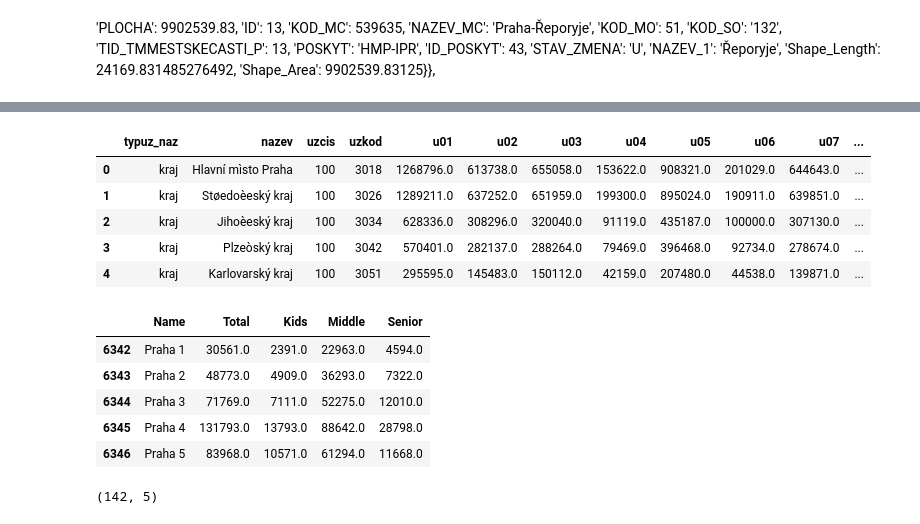
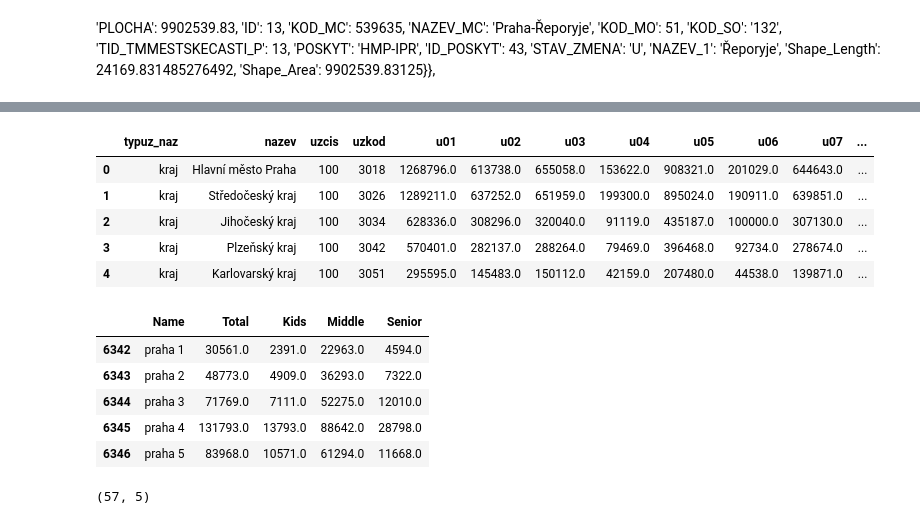
Before and after one commit to tonnyeremin/Urban-Data-Science, a Jupyter notebook: Praha Claaaifier.ipynb, the cells around one changed output, grey strips where cells are left out. Saved outputs shown, nothing was run; the diff lists cells and outputs as text; code cells hidden in the pictures.

```diff
--- a/Praha Claaaifier.ipynb
+++ b/Praha Claaaifier.ipynb
@@ -144,27 +123,28 @@ prague_map
 # %%
 url_pocet =  'https://www.czso.cz/documents/10180/25233177/sldb_zv.csv'
 
-df_lidi = pd.read_csv(url_pocet,encoding = "ISO-8859-1")
+df_lidi = pd.read_csv(url_pocet,encoding = "ISO 8859-2")
 df_lidi.head()
 # %% [output]
 |  | typuz_naz | nazev | uzcis | uzkod | u01 | u02 | u03 | u04 | u05 | u06 | u07 | ... |
-| 0 | kraj | Hlavní mìsto Praha | 100 | 3018 | 1268796.0 | 613738.0 | 655058.0 | 153622.0 | 908321.0 | 201029.0 | 644643.0 | ... |
-| 1 | kraj | Støedoèeský kraj | 100 | 3026 | 1289211.0 | 637252.0 | 651959.0 | 199300.0 | 895024.0 | 190911.0 | 639851.0 | ... |
-| 2 | kraj | Jihoèeský kraj | 100 | 3034 | 628336.0 | 308296.0 | 320040.0 | 91119.0 | 435187.0 | 100000.0 | 307130.0 | ... |
-| 3 | kraj | Plzeòský kraj | 100 | 3042 | 570401.0 | 282137.0 | 288264.0 | 79469.0 | 396468.0 | 92734.0 | 278674.0 | ... |
+| 0 | kraj | Hlavní město Praha | 100 | 3018 | 1268796.0 | 613738.0 | 655058.0 | 153622.0 | 908321.0 | 201029.0 | 644643.0 | ... |
+| 1 | kraj | Středočeský kraj | 100 | 3026 | 1289211.0 | 637252.0 | 651959.0 | 199300.0 | 895024.0 | 190911.0 | 639851.0 | ... |
+| 2 | kraj | Jihočeský kraj | 100 | 3034 | 628336.0 | 308296.0 | 320040.0 | 91119.0 | 435187.0 | 100000.0 | 307130.0 | ... |
+| 3 | kraj | Plzeňský kraj | 100 | 3042 | 570401.0 | 282137.0 | 288264.0 | 79469.0 | 396468.0 | 92734.0 | 278674.0 | ... |
 | 4 | kraj | Karlovarský kraj | 100 | 3051 | 295595.0 | 145483.0 | 150112.0 | 42159.0 | 207480.0 | 44538.0 | 139871.0 | ... |
 # %%
-df_population_praha = df_lidi[df_lidi.uzcis == 44][['nazev','u01','u04', 'u05', 'u06']]
+df_population_praha = df_lidi[(df_lidi.uzcis == 44)& (df_lidi.nazev.str.find('Praha') != -1)][['nazev','u01','u04', 'u05', 'u06']]
 df_population_praha.rename(columns={'nazev':'Name','u01':'Total', 'u04':'Kids', 'u05':'Middle', 'u06':'Senior'}, inplace = True)
+df_population_praha['Name'] = df_population_praha['Name'].str.lower()
 df_population_praha.head()
 # %% [output]
 |  | Name | Total | Kids | Middle | Senior |
-| 6342 | Praha 1 | 30561.0 | 2391.0 | 22963.0 | 4594.0 |
-| 6343 | Praha 2 | 48773.0 | 4909.0 | 36293.0 | 7322.0 |
-| 6344 | Praha 3 | 71769.0 | 7111.0 | 52275.0 | 12010.0 |
-| 6345 | Praha 4 | 131793.0 | 13793.0 | 88642.0 | 28798.0 |
-| 6346 | Praha 5 | 83968.0 | 10571.0 | 61294.0 | 11668.0 |
+| 6342 | praha 1 | 30561.0 | 2391.0 | 22963.0 | 4594.0 |
+| 6343 | praha 2 | 48773.0 | 4909.0 | 36293.0 | 7322.0 |
+| 6344 | praha 3 | 71769.0 | 7111.0 | 52275.0 | 12010.0 |
+| 6345 | praha 4 | 131793.0 | 13793.0 | 88642.0 | 28798.0 |
+| 6346 | praha 5 | 83968.0 | 10571.0 | 61294.0 | 11668.0 |
 # %%
 df_population_praha.shape
 # %% [output]
-(142, 5)
+(57, 5)
```
Also changed, not shown: parts of 14 cells of this notebook.
